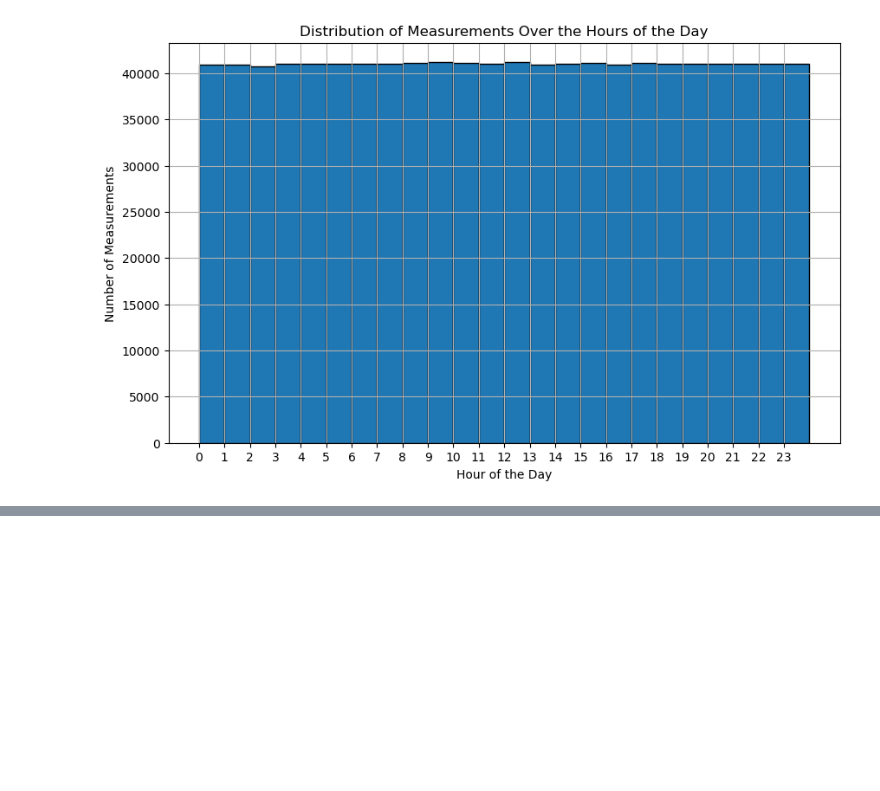
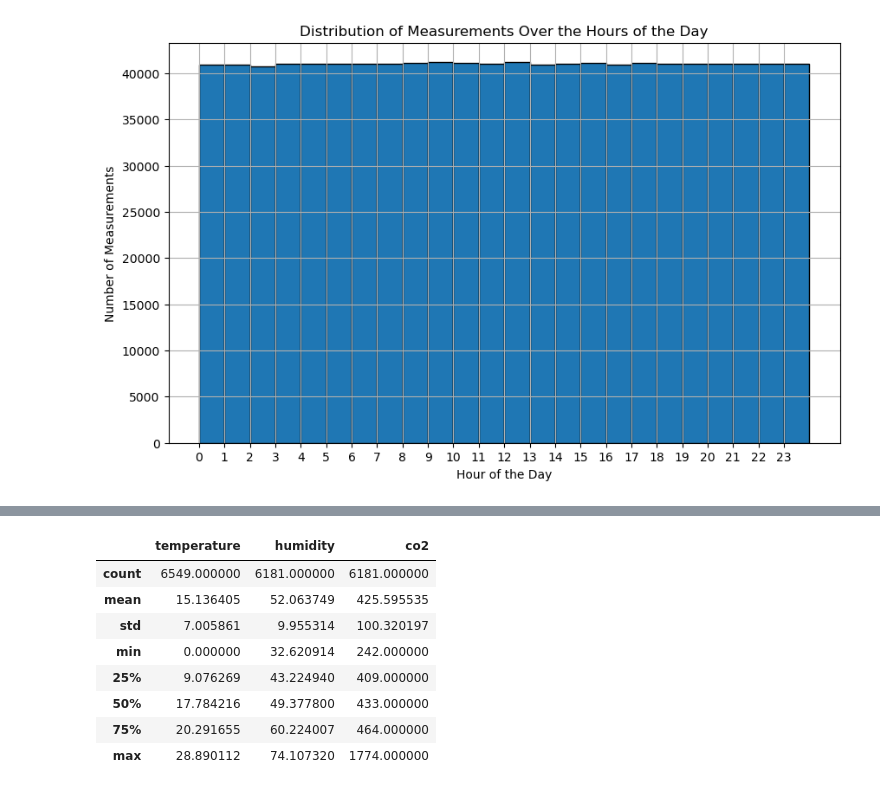
Before and after one commit to LeTartap/SISContainerProjGroup5, a Jupyter notebook: sensor_data_measurements.ipynb, the cells around one changed output, grey strips where cells are left out. Drawn from its saved outputs; the diff is of its cells as text; code cells hidden in the pictures; blank space fills up the shorter version.

```diff
--- a/sensor_data_measurements.ipynb
+++ b/sensor_data_measurements.ipynb
@@ -71,0 +189,13 @@ plt.show()
+# %%
+#descriptive statsitics for temperature and humidity. co2
+df[['temperature', 'humidity', 'co2']].describe()
+# %% [output]
+|  | temperature | humidity | co2 |
+| count | 6549.000000 | 6181.000000 | 6181.000000 |
+| mean | 15.136405 | 52.063749 | 425.595535 |
+| std | 7.005861 | 9.955314 | 100.320197 |
+| min | 0.000000 | 32.620914 | 242.000000 |
+| 25% | 9.076269 | 43.224940 | 409.000000 |
+| 50% | 17.784216 | 49.377800 | 433.000000 |
+| 75% | 20.291655 | 60.224007 | 464.000000 |
+| max | 28.890112 | 74.107320 | 1774.000000 |
```
Also changed, not shown: parts of 8 cells of this notebook, 3 other files.
